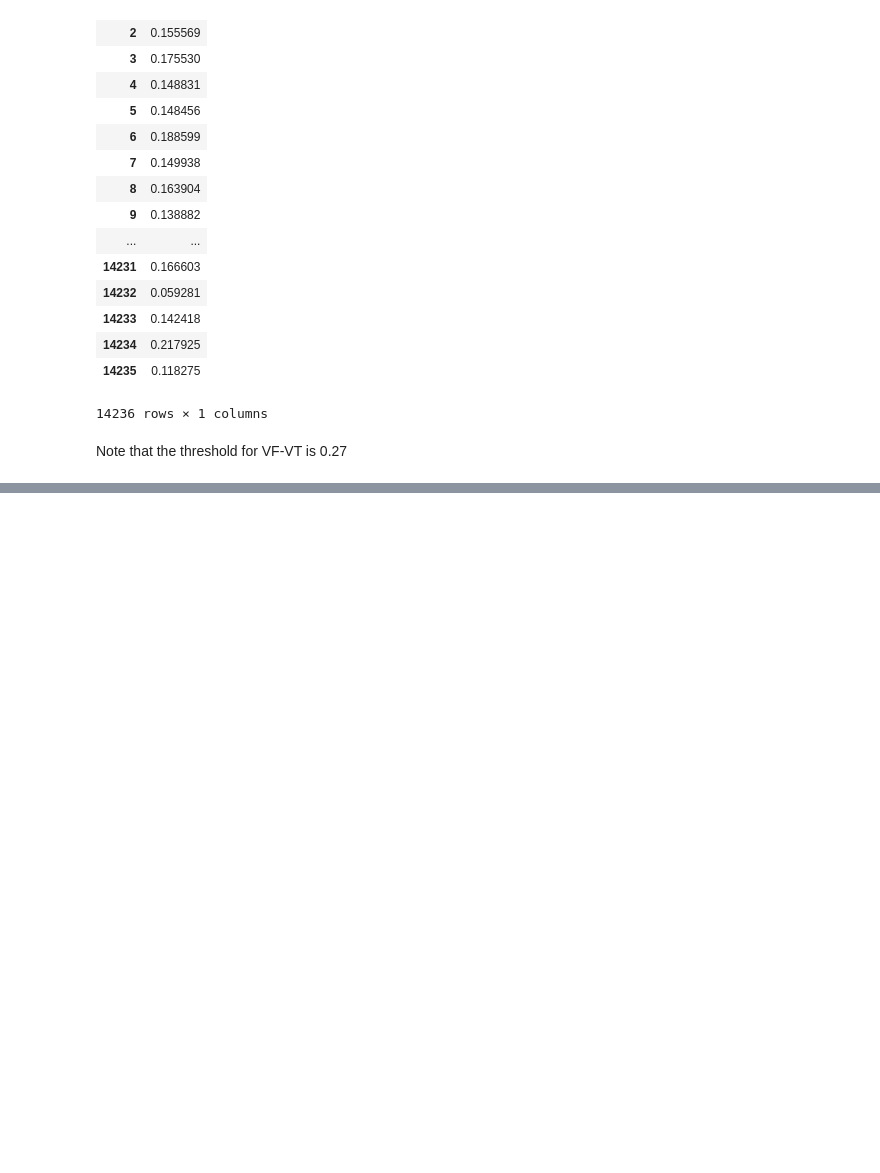
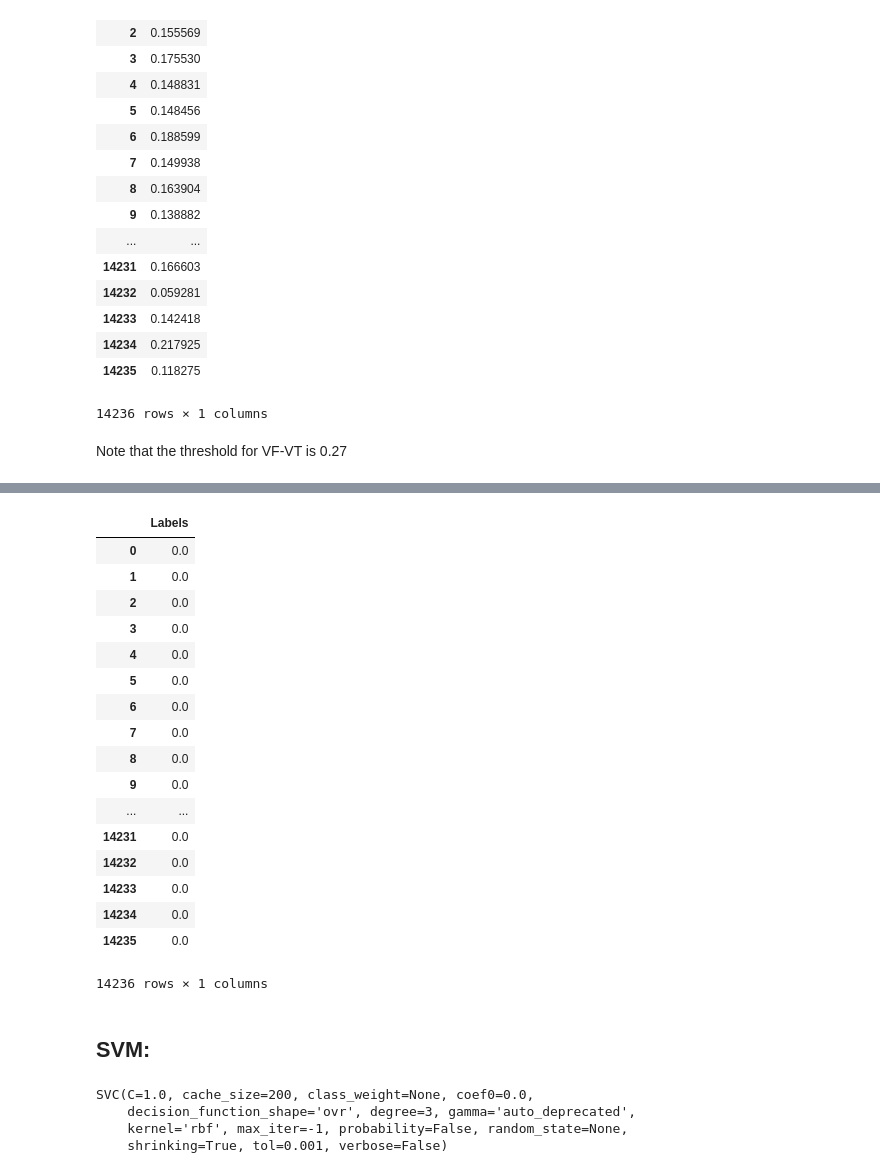
Before and after one commit to AhmadChaiban/War_on_arrhythmia, a Jupyter notebook: Thesis_Notebook.ipynb, the cells around one changed output, grey strips where cells are left out. Cells and saved outputs as stored; diff of their text form; code cells hidden in the pictures; blank space fills up the shorter version.

```diff
--- a/Thesis_Notebook.ipynb
+++ b/Thesis_Notebook.ipynb
@@ -2550,0 +2602,31 @@ Note that the threshold for VF-VT is 0.27
+# %%
+Labels
+# %% [output]
+|  | Labels |
+| 0 | 0.0 |
+| 1 | 0.0 |
+| 2 | 0.0 |
+| 3 | 0.0 |
+| 4 | 0.0 |
+| 5 | 0.0 |
+| 6 | 0.0 |
+| 7 | 0.0 |
+| 8 | 0.0 |
+| 9 | 0.0 |
+| ... | ... |
+| 14231 | 0.0 |
+| 14232 | 0.0 |
+| 14233 | 0.0 |
+| 14234 | 0.0 |
+| 14235 | 0.0 |
+14236 rows × 1 columns
+# %% [markdown]
+## SVM:
+# %%
+model = svm.SVC()
+model
+# %% [output]
+SVC(C=1.0, cache_size=200, class_weight=None, coef0=0.0,
+    decision_function_shape='ovr', degree=3, gamma='auto_deprecated',
+    kernel='rbf', max_iter=-1, probability=False, random_state=None,
+    shrinking=True, tol=0.001, verbose=False)
```
Also changed, not shown: parts of 79 cells of this notebook, 14 other files.
